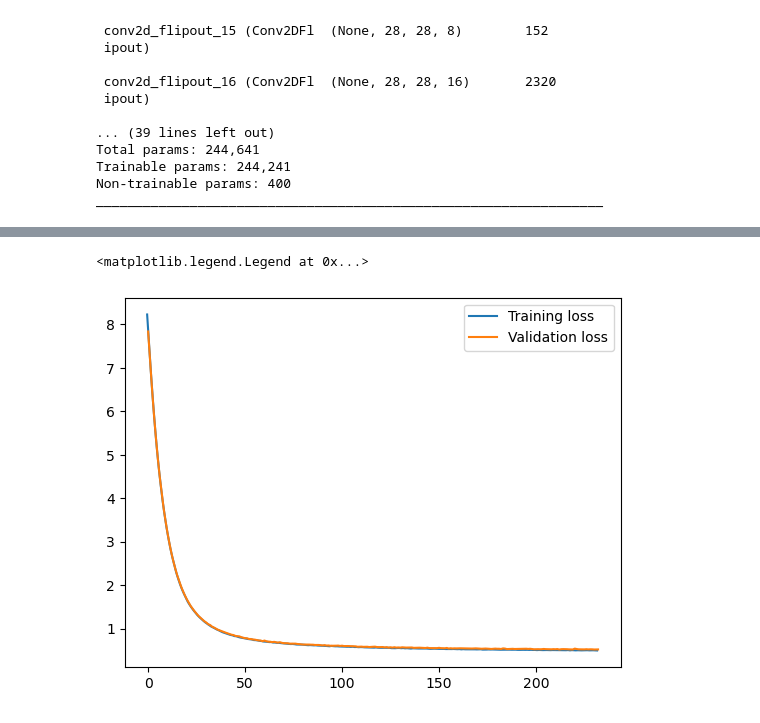
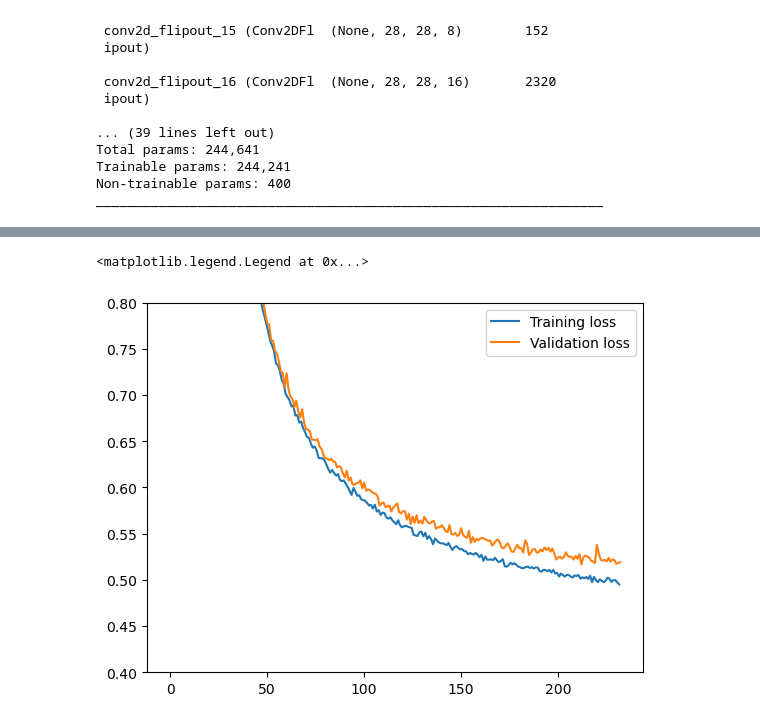
Before and after one commit to jkreula/Bayesian-deep-learning, a Jupyter notebook: Uncertainty-for-unseen-categories.ipynb, the cells around one changed output, grey strips where cells are left out. Saved outputs shown, nothing was run; the diff lists cells and outputs as text; code cells hidden in the pictures.

```diff
--- a/Uncertainty-for-unseen-categories.ipynb
+++ b/Uncertainty-for-unseen-categories.ipynb
@@ -262,8 +270,9 @@ Epoch 233/1000
 # %%
 df_hist_vi = pd.DataFrame(history_vi.history)
 plt.plot(np.arange(len(df_hist_vi.loss))-0.5, df_hist_vi.loss, label="Training loss")
 plt.plot(np.arange(len(df_hist_vi.loss)), df_hist_vi.val_loss, label="Validation loss")
+plt.ylim([0.4,0.8])
 plt.legend()
 # %% [output]
 <matplotlib.legend.Legend at 0x...>
-[figure, old version]
+[figure, new version]
```
Also changed, not shown: parts of 18 cells of this notebook.
